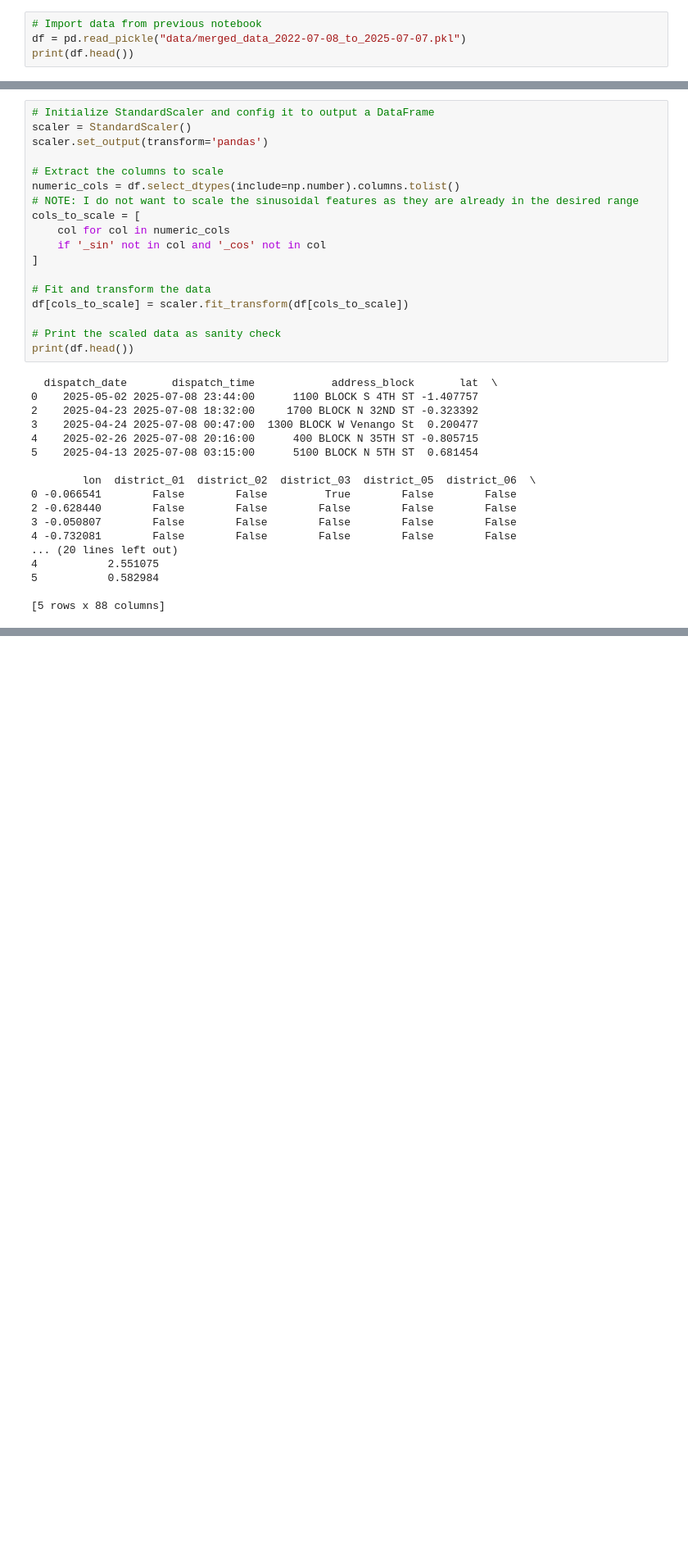
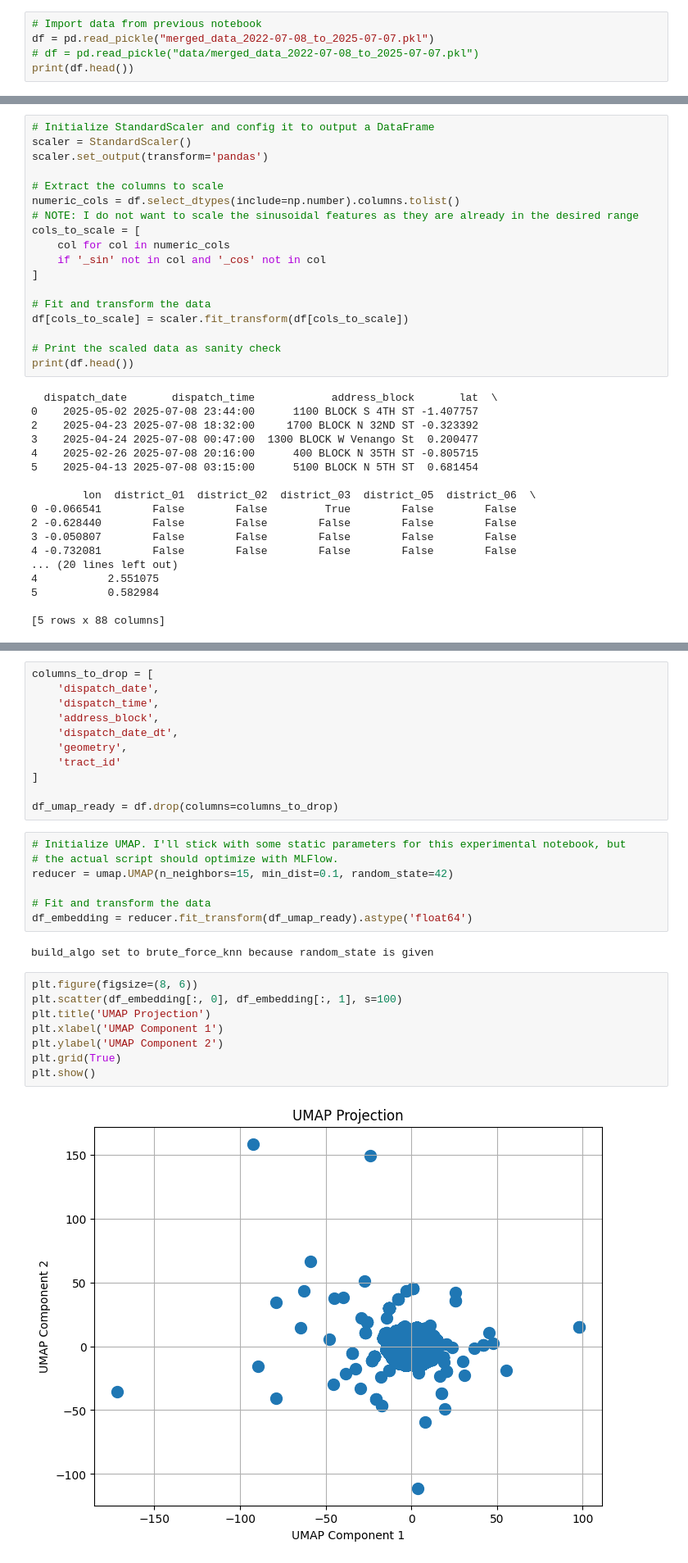
Before and after one commit to kgw220/crime-nexus, a Jupyter notebook: experimental/preprocess_reduce_cluster_data.ipynb, the cells around one changed output, grey strips where cells are left out. Shown at 82% size. Saved outputs shown, nothing was run; the diff lists cells and outputs as text; blank space fills up the shorter version.

Commit message:
Added finished clustering notebook

```diff
--- a/experimental/preprocess_reduce_cluster_data.ipynb
+++ b/experimental/preprocess_reduce_cluster_data.ipynb
@@ -15,6 +74,7 @@ from sklearn.preprocessing import StandardScaler
 # %%
 # Import data from previous notebook
-df = pd.read_pickle("data/merged_data_2022-07-08_to_2025-07-07.pkl")
+df = pd.read_pickle("merged_data_2022-07-08_to_2025-07-07.pkl")
+# df = pd.read_pickle("data/merged_data_2022-07-08_to_2025-07-07.pkl")
 print(df.head())
 # %% [output]
   dispatch_date       dispatch_time            address_block        lat  \
@@ -80,0 +144,30 @@ leading to much higher computational time and overfitting.
+# %%
+columns_to_drop = [
+    'dispatch_date',
+    'dispatch_time',
+    'address_block',
+    'dispatch_date_dt',
+    'geometry',
+    'tract_id'
+]
+
+df_umap_ready = df.drop(columns=columns_to_drop)
+# %%
+# Initialize UMAP. I'll stick with some static parameters for this experimental notebook, but
+# the actual script should optimize with MLFlow.
+reducer = umap.UMAP(n_neighbors=15, min_dist=0.1, random_state=42)
+
+# Fit and transform the data
+df_embedding = reducer.fit_transform(df_umap_ready).astype('float64')
+# %% [output]
+build_algo set to brute_force_knn because random_state is given
+# %%
+plt.figure(figsize=(8, 6))
+plt.scatter(df_embedding[:, 0], df_embedding[:, 1], s=100)
+plt.title('UMAP Projection')
+plt.xlabel('UMAP Component 1')
+plt.ylabel('UMAP Component 2')
+plt.grid(True)
+plt.show()
+# %% [output]
+[figure, added]
```
Also changed, not shown: parts of 14 cells of this notebook.
